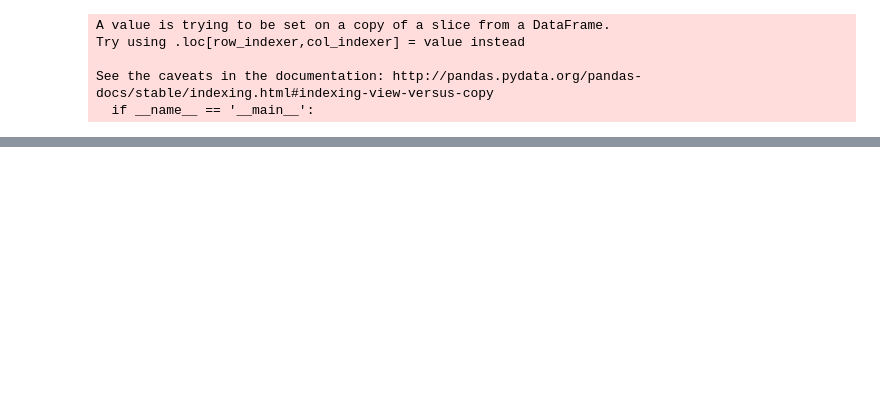
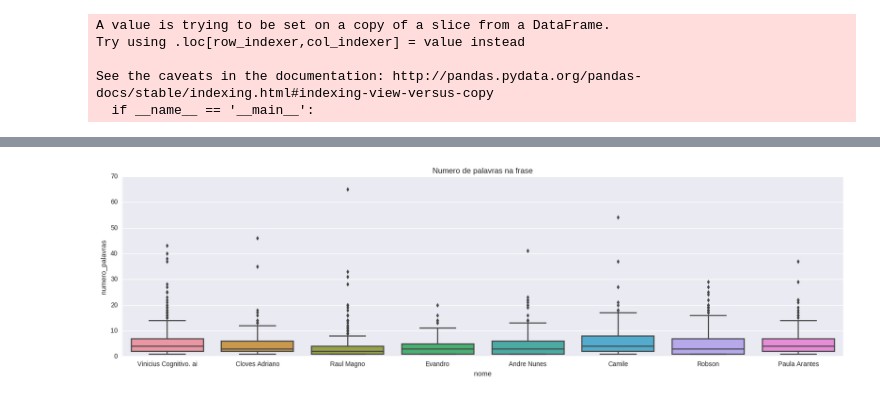
Before and after one commit to SCloves/analises_das_conversas_no_whatsapp, a Jupyter notebook: analise_whats_grupo_conectivo.ipynb, the cells around one changed output, grey strips where cells are left out. Cells and saved outputs as stored; diff of their text form; code cells hidden in the pictures; blank space fills up the shorter version.

```diff
--- a/analise_whats_grupo_conectivo.ipynb
+++ b/analise_whats_grupo_conectivo.ipynb
@@ -365,3 +220,11 @@ See the caveats in the documentation: http://pandas.pydata.org/pandas-docs/stabl
   if __name__ == '__main__':
 # %%
 sim = df3[df3['sim'] == True]
+# %%
+df3['positividade'] = [palavra_no_texto('boa', texto) or
+                      palavra_no_texto('legal', texto) or
+                      palavra_no_texto(' feliz ', texto) or
+                      palavra_no_texto('alegre', texto) or
+                      palavra_no_texto('contente', texto) or
+                      palavra_no_texto('alegria', texto) or
+                      palavra_no_texto('felicidade', texto) for texto in df3['texto']]
@@ -367,0 +347,4 @@ sim = df3[df3['sim'] == True]
+# %%
+sns.boxplot(x='nome', y='numero_palavras', data=df3).set_title('Numero de palavras na frase');
+# %% [output]
+[figure, added]
```
Also changed, not shown: parts of 70 cells of this notebook, 2 other files.
